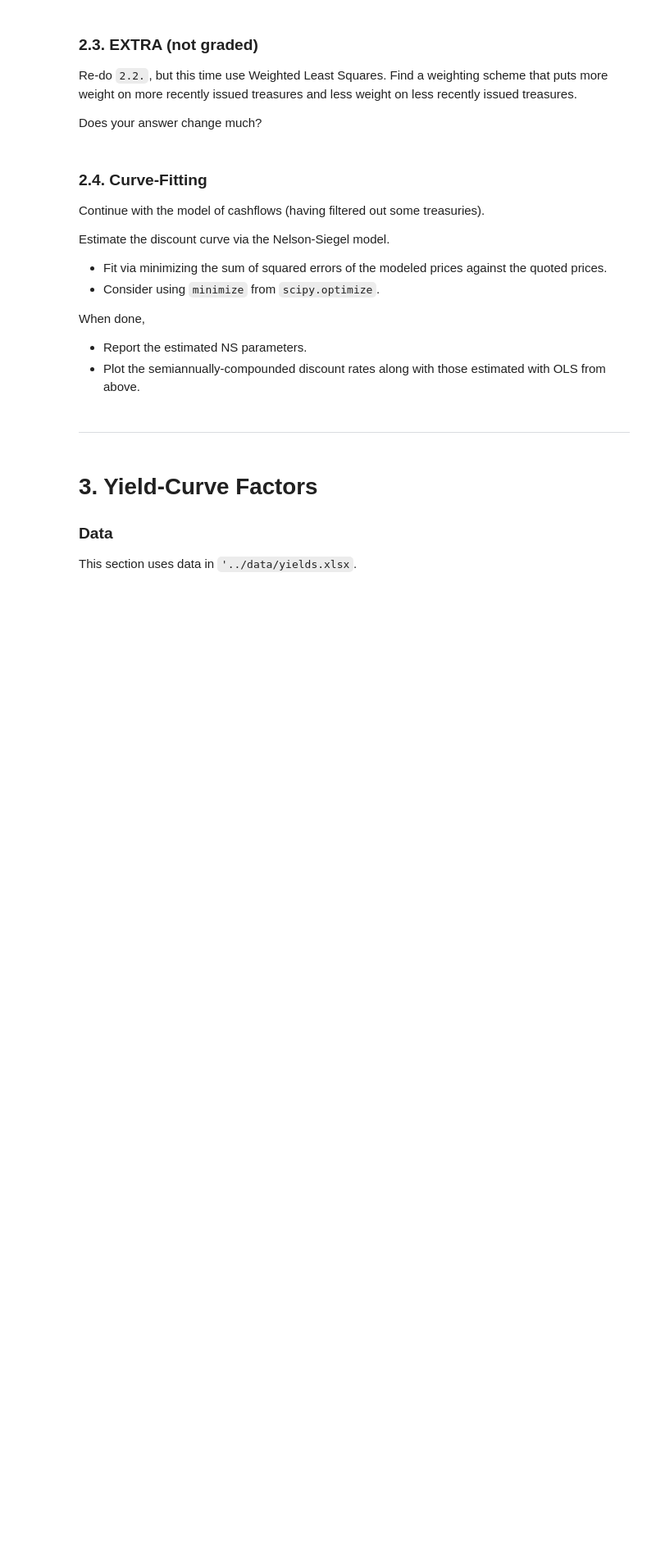
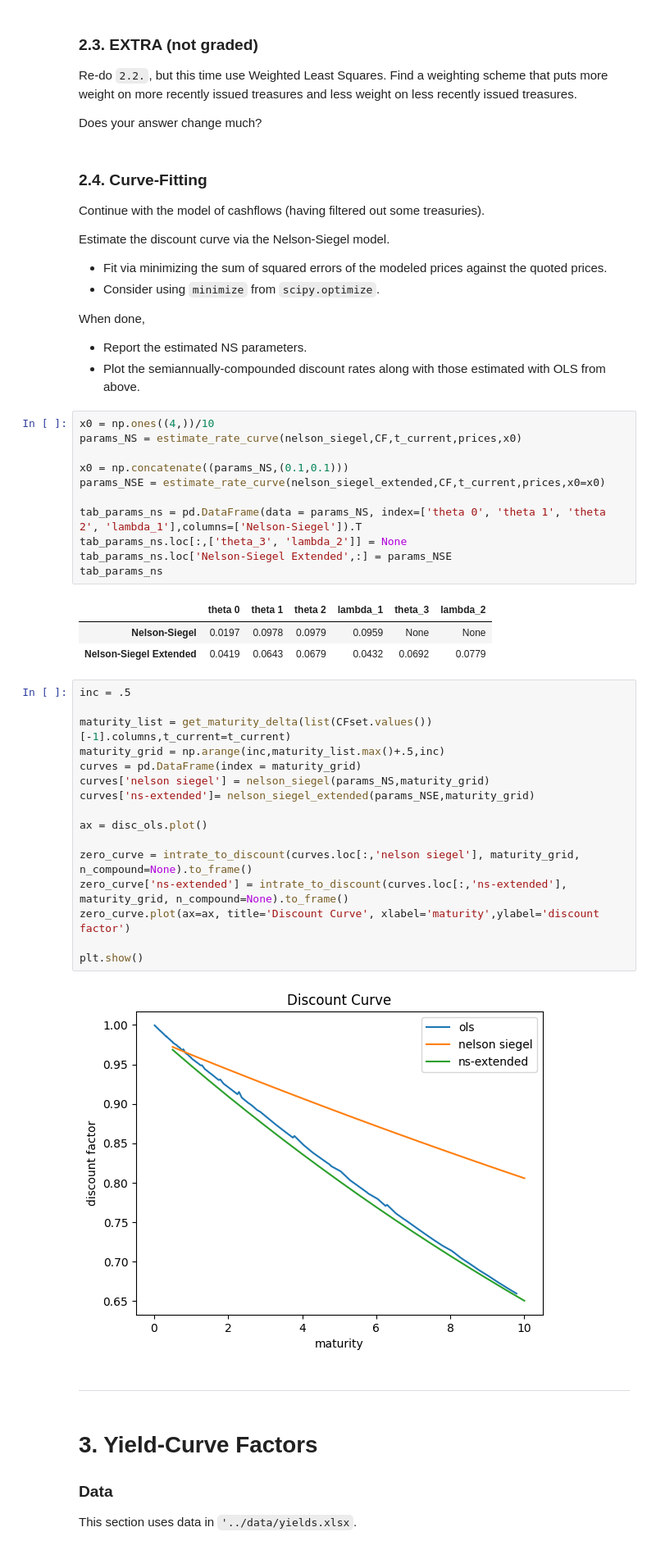
Before and after one commit to ArturoCharleston/finm-fixedincome-2025, a Jupyter notebook: homework/Homework 1_Arturo.ipynb, the cells around one changed output. Shown: that part at 82% size. Saved outputs shown, nothing was run; the diff lists cells and outputs as text; blank space fills up the shorter version.

```diff
--- a/homework/Homework 1_Arturo.ipynb
+++ b/homework/Homework 1_Arturo.ipynb
@@ -433,6 +439,39 @@ Estimate the discount curve via the Nelson-Siegel model.
 When done,
 * Report the estimated NS parameters.
 * Plot the semiannually-compounded discount rates along with those estimated with OLS from above.
+# %%
+x0 = np.ones((4,))/10
+params_NS = estimate_rate_curve(nelson_siegel,CF,t_current,prices,x0)
+
+x0 = np.concatenate((params_NS,(0.1,0.1)))
+params_NSE = estimate_rate_curve(nelson_siegel_extended,CF,t_current,prices,x0=x0)
+
+tab_params_ns = pd.DataFrame(data = params_NS, index=['theta 0', 'theta 1', 'theta 2', 'lambda_1'],columns=['Nelson-Siegel']).T
+tab_params_ns.loc[:,['theta_3', 'lambda_2']] = None
+tab_params_ns.loc['Nelson-Siegel Extended',:] = params_NSE
+tab_params_ns
+# %% [output]
+|  | theta 0 | theta 1 | theta 2 | lambda_1 | theta_3 | lambda_2 |
+| Nelson-Siegel | 0.0197 | 0.0978 | 0.0979 | 0.0959 | None | None |
+| Nelson-Siegel Extended | 0.0419 | 0.0643 | 0.0679 | 0.0432 | 0.0692 | 0.0779 |
+# %%
+inc = .5
+
+maturity_list = get_maturity_delta(list(CFset.values())[-1].columns,t_current=t_current)
+maturity_grid = np.arange(inc,maturity_list.max()+.5,inc)
+curves = pd.DataFrame(index = maturity_grid)
+curves['nelson siegel'] = nelson_siegel(params_NS,maturity_grid)
+curves['ns-extended']= nelson_siegel_extended(params_NSE,maturity_grid)
+
+ax = disc_ols.plot()
+
+zero_curve = intrate_to_discount(curves.loc[:,'nelson siegel'], maturity_grid, n_compound=None).to_frame()
+zero_curve['ns-extended'] = intrate_to_discount(curves.loc[:,'ns-extended'], maturity_grid, n_compound=None).to_frame()
+zero_curve.plot(ax=ax, title='Discount Curve', xlabel='maturity',ylabel='discount factor')
+
+plt.show()
+# %% [output]
+[figure, added]
 # %% [markdown]
 ***
 # %% [markdown]
```
Also changed, not shown: parts of 15 cells of this notebook, 1 other file.
